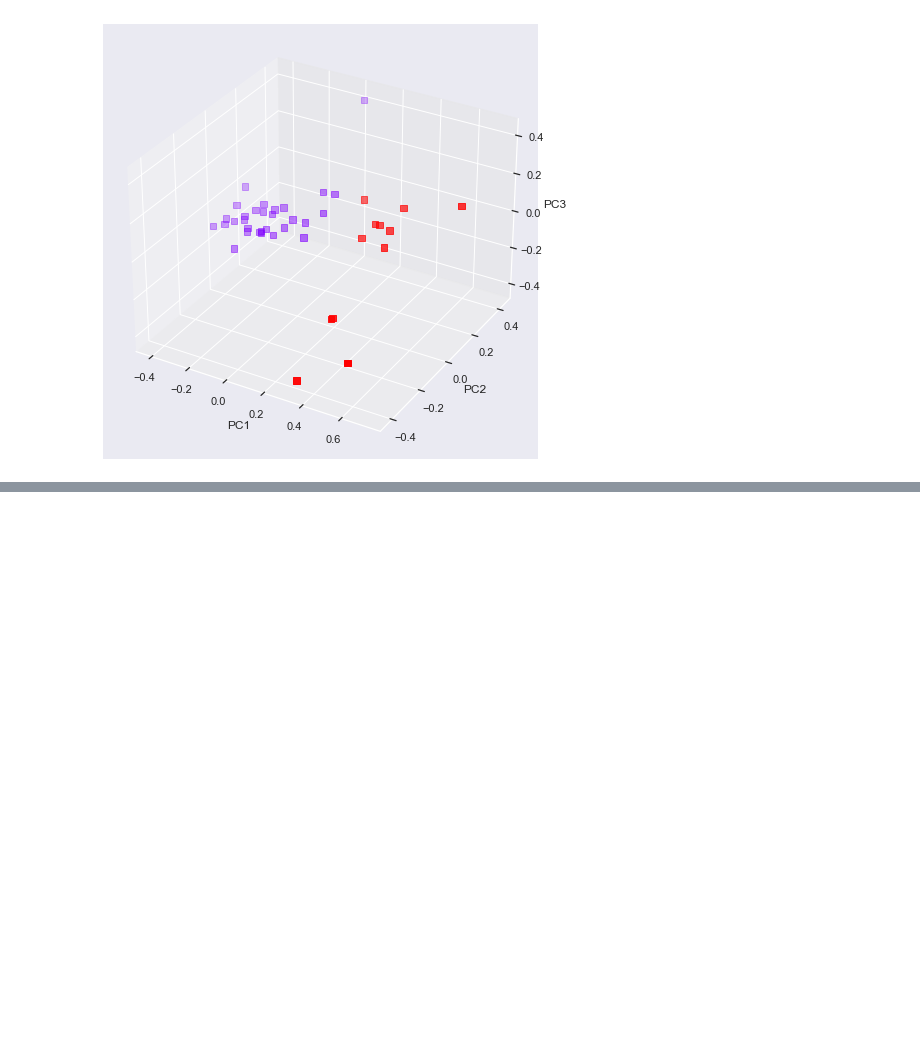
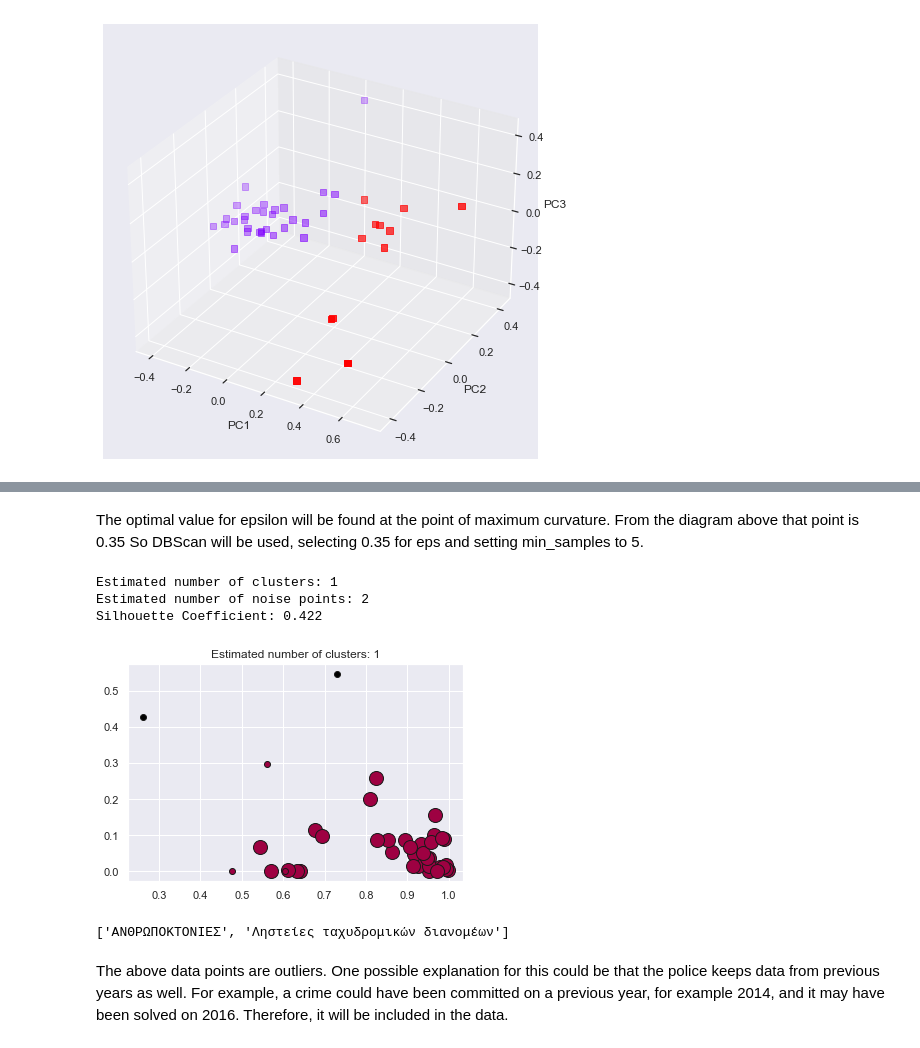
Before and after one commit to gbouzioto/data_mining_master_2020, a Jupyter notebook: exercise_3/crimes/crime.ipynb, the cells around one changed output, grey strips where cells are left out. Drawn from its saved outputs; the diff is of its cells as text; code cells hidden in the pictures; blank space fills up the shorter version.

```diff
--- a/exercise_3/crimes/crime.ipynb
+++ b/exercise_3/crimes/crime.ipynb
@@ -278,0 +326,58 @@ ax.scatter(x, y, z, marker="s", c=data_scaled["Cluster"], s=40, cmap="rainbow")
+# %% [markdown]
+The optimal value for epsilon will be found at the point of maximum curvature.
+From the diagram above that point is 0.35
+So DBScan will be used, selecting 0.35 for eps and setting min_samples to 5.
+# %%
+db = DBSCAN(eps=0.35, min_samples=5).fit(data_scaled)
+core_samples_mask = np.zeros_like(db.labels_, dtype=bool)
+core_samples_mask[db.core_sample_indices_] = True
+labels = db.labels_
+
+# Number of clusters in labels, ignoring noise if present.
+n_clusters_ = len(set(labels)) - (1 if -1 in labels else 0)
+n_noise_ = list(labels).count(-1)
+
+print('Estimated number of clusters: %d' % n_clusters_)
+print('Estimated number of noise points: %d' % n_noise_)
+print("Silhouette Coefficient: %0.3f" % metrics.silhouette_score(data_scaled, labels))
+
+# #############################################################################
+# Plot result
+
+# Black removed and is used for noise instead.
+unique_labels = set(labels)
+colors = [plt.get_cmap('Spectral')(each)
+          for each in np.linspace(0, 1, len(unique_labels))]
+for k, col in zip(unique_labels, colors):
+    if k == -1:
+        # Black used for noise.
+        col = [0, 0, 0, 1]
+
+    class_member_mask = (labels == k)
+
+    xy = data_scaled[class_member_mask & core_samples_mask]
+    plt.plot(xy.iloc[:, 0], xy.iloc[:, 1], 'o', markerfacecolor=tuple(col),
+             markeredgecolor='k', markersize=14)
+
+    xy = data_scaled[class_member_mask & ~core_samples_mask]
+    plt.plot(xy.iloc[:, 0], xy.iloc[:, 1], 'o', markerfacecolor=tuple(col),
+             markeredgecolor='k', markersize=6)
+
+plt.title('Estimated number of clusters: %d' % n_clusters_)
+plt.show()
+# %% [output]
+Estimated number of clusters: 1
+Estimated number of noise points: 2
+Silhouette Coefficient: 0.422
+[figure, added]
+# %%
+# Map the outliers to their labels.
+clusters = OrderedDict(zip(crimes_names, labels))
+outliers = [k for k in clusters.keys() if clusters[k] == -1]
+outliers
+# %% [output]
+['ΑΝΘΡΩΠΟΚΤΟΝΙΕΣ', 'Ληστείες ταχυδρομικών διανομέων']
+# %% [markdown]
+The above data points are outliers. One possible explanation for this could be that the police keeps data from previous
+years as well. For example, a crime could have been committed on a previous year, for example 2014, and it may have been
+solved on 2016. Therefore, it will be included in the data.
```
Also changed, not shown: parts of 24 cells of this notebook.
